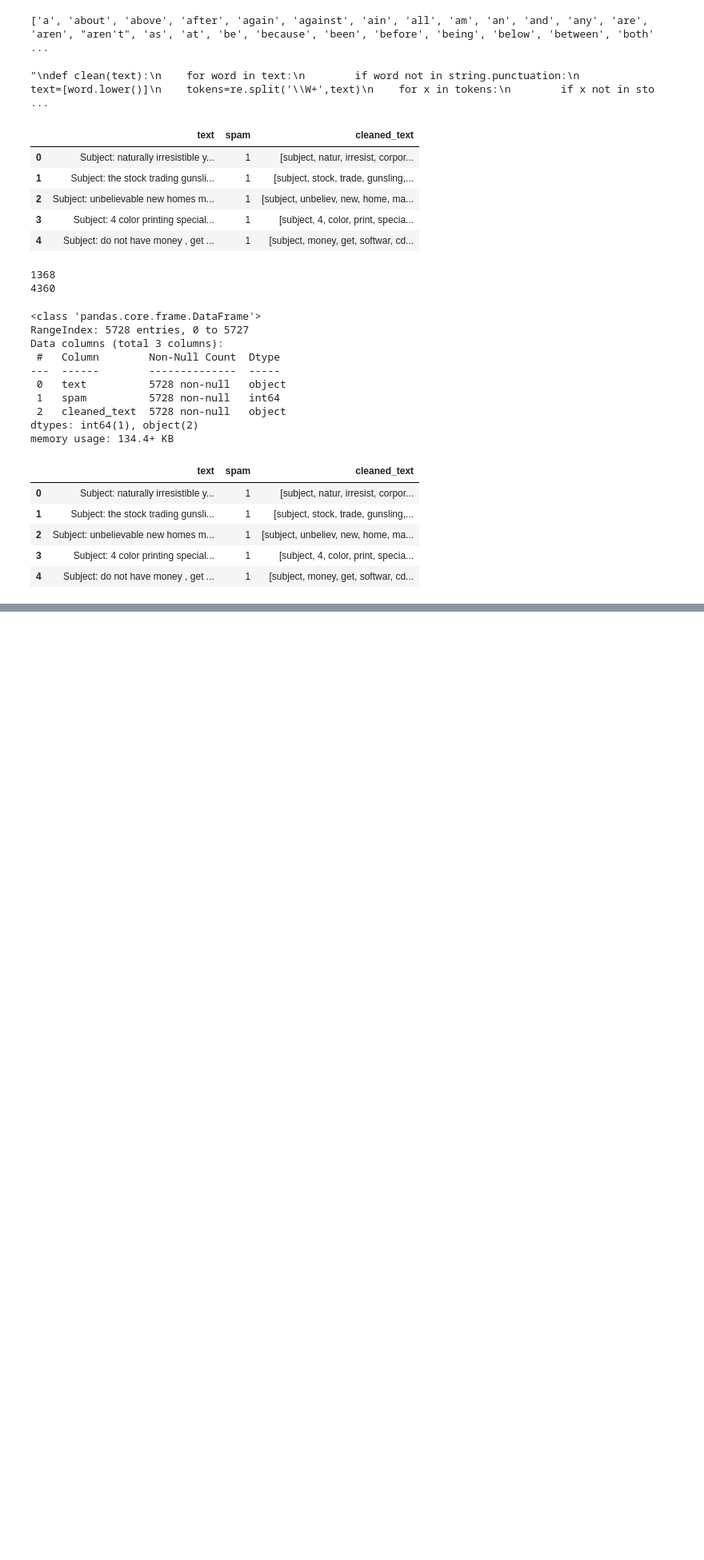
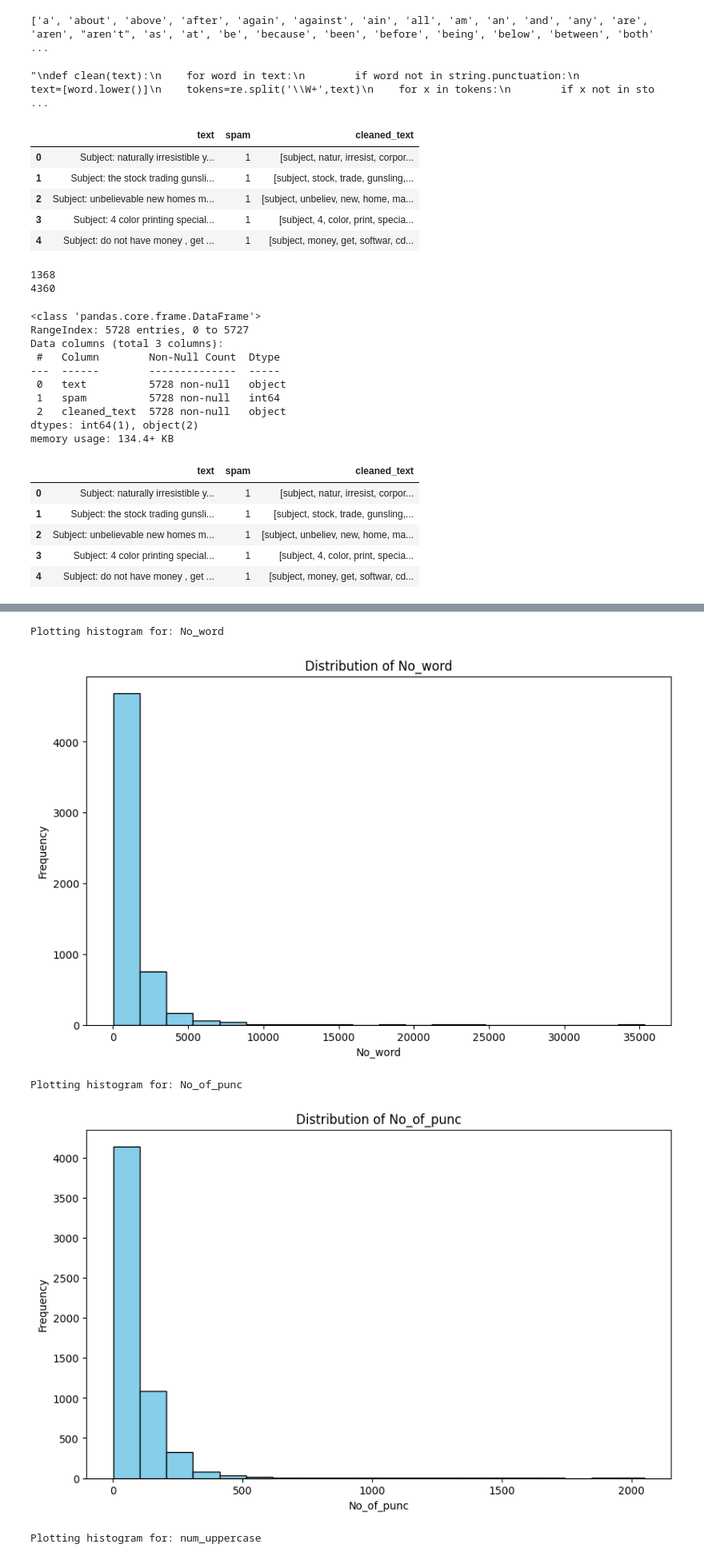
Before and after one commit to BinaraMendis7/Spam-Email-detecting-system, a Jupyter notebook: Untitled-1.ipynb, the cells around one changed output, grey strips where cells are left out. Shown: that part at 80% size. Cells and saved outputs as stored; diff of their text form; code cells hidden in the pictures; blank space fills up the shorter version.

```diff
--- a/Untitled-1.ipynb
+++ b/Untitled-1.ipynb
@@ -105,0 +107,13 @@ df2.head()
+# %%
+df['No_word']=df['text'].apply(lambda x:len(x)-x.count(' '))
+# %%
+def countNoOfPunc(text):
+    number_of_punct=[]
+    for word in text:
+        if word in string.punctuation:
+            number_of_punct.append(1)
+    sum_of_punct=sum(number_of_punct)
+    return sum_of_punct
+
+df['No_of_punc']=df['text'].apply(lambda x:countNoOfPunc(x))
+df.head()
@@ -105,0 +127,6 @@ df2.head()
+# %%
+def count_uppercase_words(text):
+    return sum(1 for word in text.split() if word.isupper())
+
+df['num_uppercase']=df['text'].apply(lambda x:count_uppercase_words(x))
+df.head()
@@ -105,0 +140,20 @@ df2.head()
+# %%
+import matplotlib.pyplot as plt
+
+
+
+for col in df.columns[3:]:
+    if df[col].dtype != 'object':  # Check if column is numerical
+        print(f"Plotting histogram for: {col}")
+        plt.figure(figsize=(10,6))
+        plt.hist(df[col], bins=20, color='skyblue', edgecolor='black')
+        plt.title(f"Distribution of {col}")
+        plt.xlabel(col)
+        plt.ylabel("Frequency")
+        plt.show()
+# %% [output]
+Plotting histogram for: No_word
+[figure, added]
+Plotting histogram for: No_of_punc
+[figure, added]
+Plotting histogram for: num_uppercase
```
Also changed, not shown: parts of 8 cells of this notebook.
